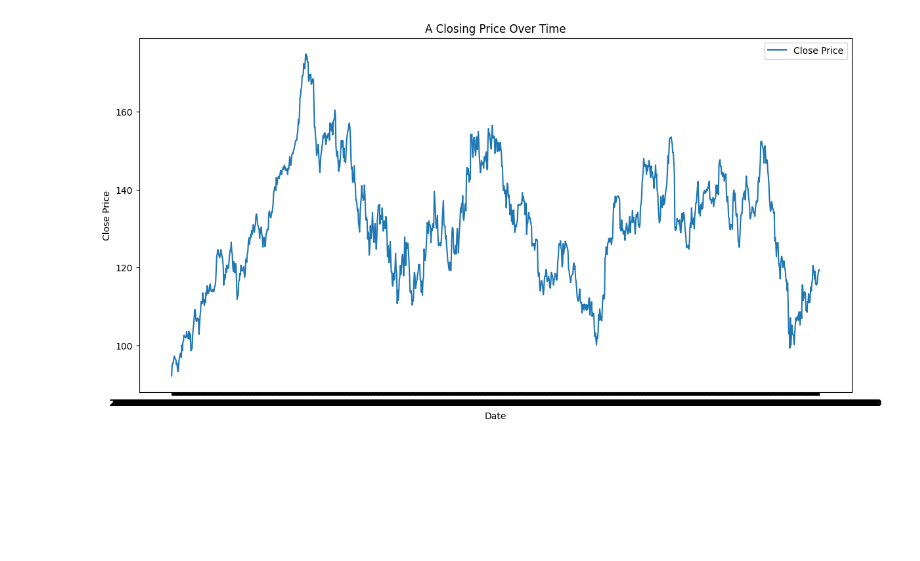
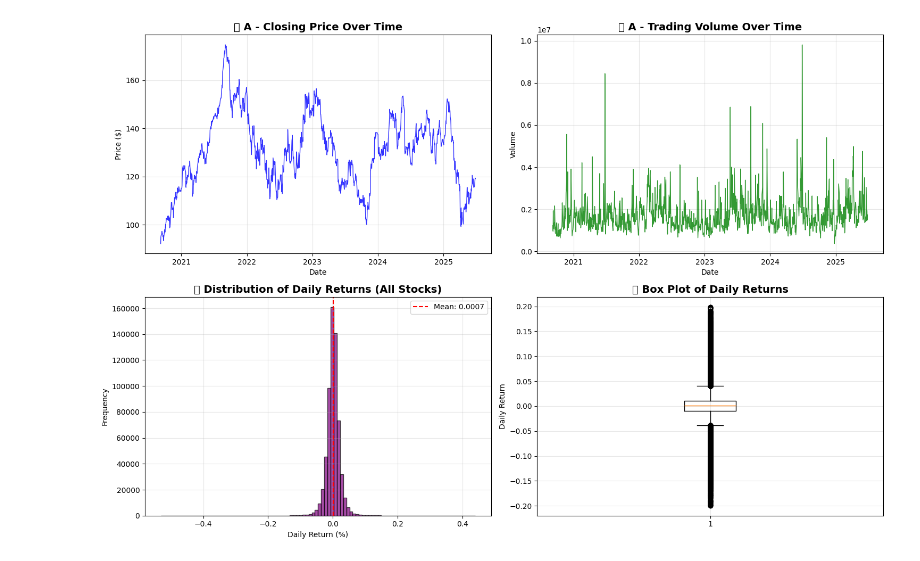
Before and after one commit to dinraj910/Stock-Price-Prediction-with-ANN, a Jupyter notebook: notebook/StockMovement_ANN.ipynb, the cells around one changed output. Drawn from its saved outputs; the diff is of its cells as text; code cells hidden in the pictures; blank space fills up the shorter version.

```diff
--- a/notebook/StockMovement_ANN.ipynb
+++ b/notebook/StockMovement_ANN.ipynb
@@ -52,19 +158,81 @@ None
 # %%
-ticker = df['Ticker'].unique()[0]
-sample = df[df['Ticker'] == ticker].sort_values('Date')
+# Let's explore the data structure first
+print("🏢 Companies in our dataset:")
+tickers = df['Ticker'].unique()
+print(f"Total companies: {len(tickers)}")
+print(f"Sample tickers: {tickers[:10]}")
 
-plt.figure(figsize=(14, 7))
-plt.plot(sample['Date'], sample['Close'], label='Close Price')
-plt.title(f"{ticker} Closing Price Over Time")
+print(f"\n📅 Date range:")
+print(f"From: {df['Date'].min()}")
+print(f"To: {df['Date'].max()}")
+
+# Pick one stock to visualize (first ticker in the list)
+ticker = tickers[0]
+sample_stock = df[df['Ticker'] == ticker].sort_values('Date').copy()
+
+print(f"\n📊 Analyzing {ticker} as an example:")
+print(f"Data points: {len(sample_stock)}")
+
+# Plot 1: Stock price over time
+plt.figure(figsize=(15, 10))
+
+plt.subplot(2, 2, 1)
+plt.plot(pd.to_datetime(sample_stock['Date']), sample_stock['Close'],
+         linewidth=1, alpha=0.8, color='blue')
+plt.title(f"📈 {ticker} - Closing Price Over Time", fontsize=14, fontweight='bold')
 plt.xlabel("Date")
-plt.ylabel("Close Price")
+plt.ylabel("Price ($)")
+plt.grid(True, alpha=0.3)
+
+# Plot 2: Volume over time
+plt.subplot(2, 2, 2)
+plt.plot(pd.to_datetime(sample_stock['Date']), sample_stock['Volume'],
+         linewidth=1, alpha=0.8, color='green')
+plt.title(f"📊 {ticker} - Trading Volume Over Time", fontsize=14, fontweight='bold')
+plt.xlabel("Date")
+plt.ylabel("Volume")
+plt.grid(True, alpha=0.3)
+
+# Calculate daily returns for the entire dataset
+df['daily_return'] = df.groupby('Ticker')['Close'].pct_change()
+
+# Plot 3: Distribution of daily returns
+plt.subplot(2, 2, 3)
+returns_clean = df['daily_return'].dropna()
+plt.hist(returns_clean, bins=100, alpha=0.7, color='purple', edgecolor='black')
+plt.title("📊 Distribution of Daily Returns (All Stocks)", fontsize=14, fontweight='bold')
+plt.xlabel("Daily Return (%)")
+plt.ylabel("Frequency")
+plt.grid(True, alpha=0.3)
+
+# Add statistics text
+mean_return = returns_clean.mean()
+std_return = returns_clean.std()
+plt.axvline(mean_return, color='red', linestyle='--',
+           label=f'Mean: {mean_return:.4f}')
 plt.legend()
+
+# Plot 4: Box plot of returns
+plt.subplot(2, 2, 4)
+plt.boxplot(returns_clean[abs(returns_clean) < 0.2])  # Remove extreme outliers for visualization
+plt.title("📦 Box Plot of Daily Returns", fontsize=14, fontweight='bold')
+plt.ylabel("Daily Return")
+plt.grid(True, alpha=0.3)
+
+plt.tight_layout()
 plt.show()
 
-df['return'] = df['Close'].pct_change()
-plt.figure(figsize=(10, 5))
-sns.histplot(df['return'].dropna(), bins=100, kde=True)
-plt.title("Distribution of Daily Returns")
-plt.xlabel("Daily Return")
-plt.show()
+# Print key statistics
+print(f"\n📈 Key Statistics (All Stocks):")
+print(f"Mean daily return: {mean_return:.4f} ({mean_return*100:.2f}%)")
+print(f"Standard deviation: {std_return:.4f} ({std_return*100:.2f}%)")
+print(f"Best day: {returns_clean.max():.4f} ({returns_clean.max()*100:.2f}%)")
+print(f"Worst day: {returns_clean.min():.4f} ({returns_clean.min()*100:.2f}%)")
+
+# What this tells us
+print(f"\n🧠 What This Tells Us:")
+print(f"• Average daily return is {mean_return*100:.3f}% - very close to zero")
+print(f"• Standard deviation is {std_return*100:.2f}% - shows high volatility")
+print(f"• Distribution looks roughly normal (bell-shaped)")
+print(f"• This suggests daily movements are quite random!")
 # %% [output]
@@ -71 +249 @@ plt.show()
-[figure, old version]
+[figure, new version]
```
Also changed, not shown: parts of 34 cells of this notebook, 14 other files.
